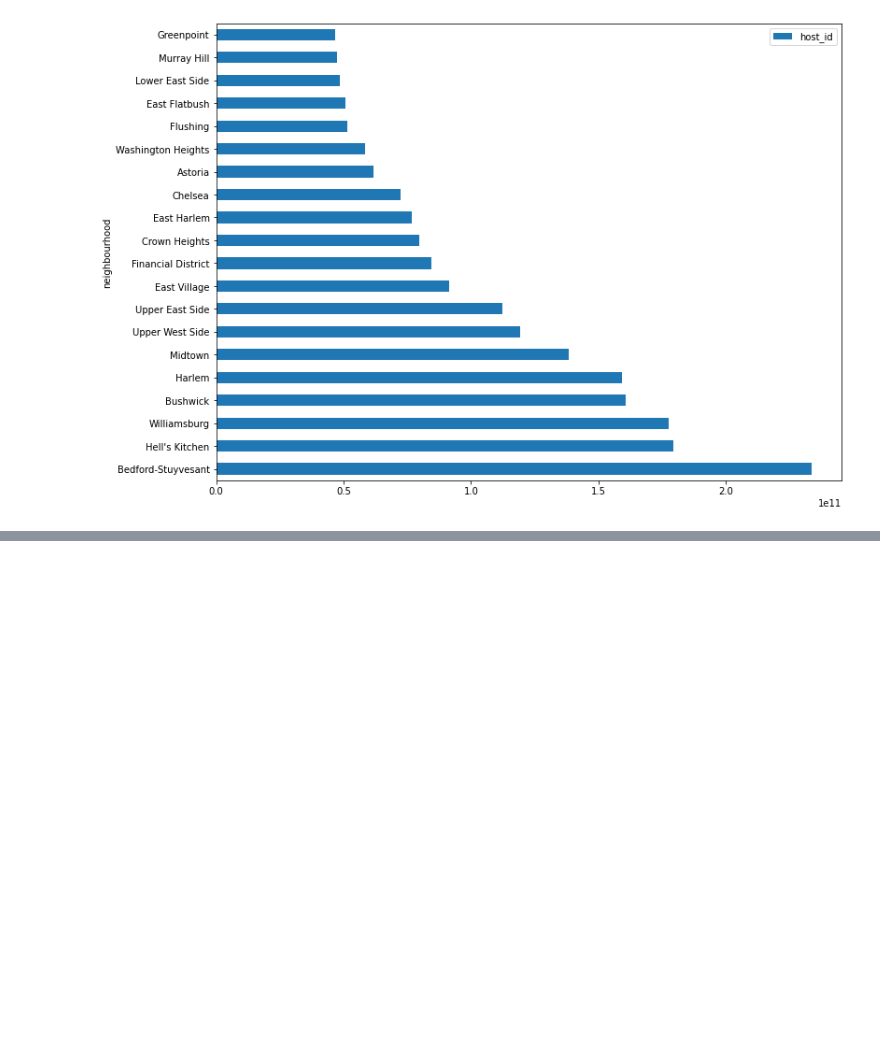
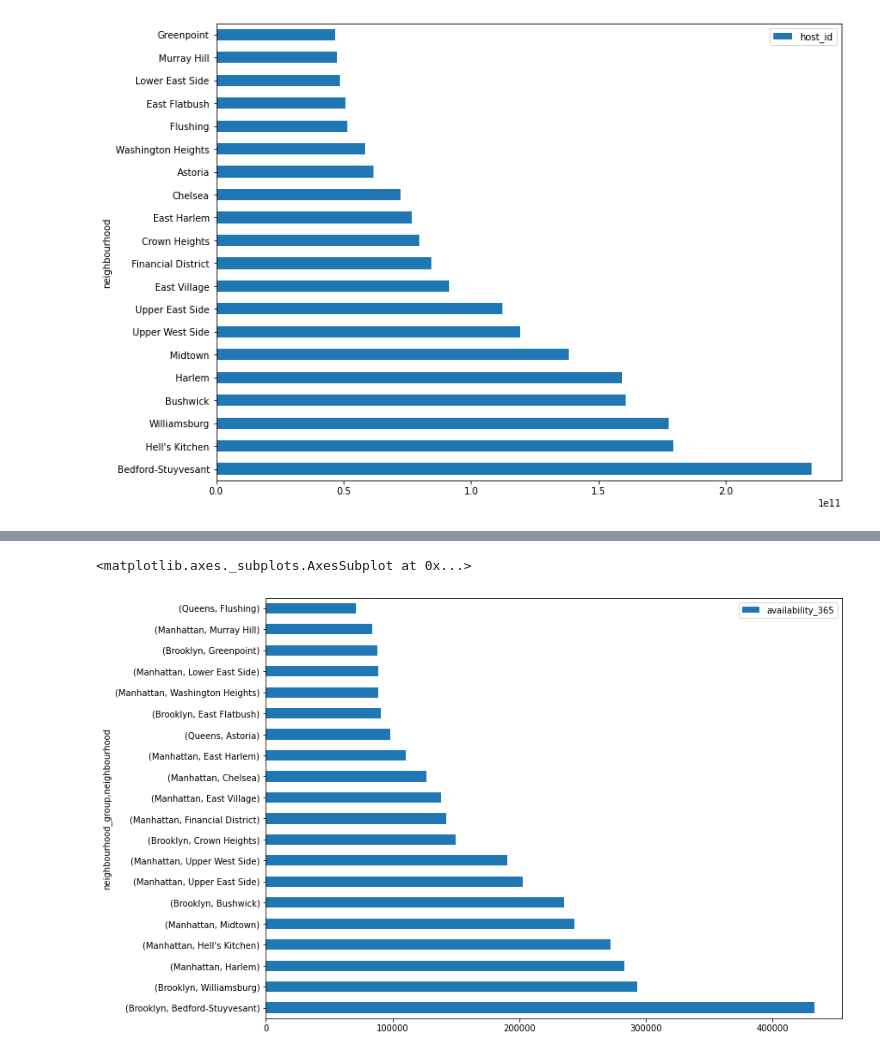
Before and after one commit to GODxFATHER/Airbnb-Bookings-Analysis-, a Jupyter notebook: Copy_of_Airbnb_Bookings_Analysis_Capstone_Project.ipynb, the cells around one changed output, grey strips where cells are left out. Drawn from its saved outputs; the diff is of its cells as text; code cells hidden in the pictures; blank space fills up the shorter version.

```diff
--- a/Copy_of_Airbnb_Bookings_Analysis_Capstone_Project.ipynb
+++ b/Copy_of_Airbnb_Bookings_Analysis_Capstone_Project.ipynb
@@ -540,0 +554,5 @@ df_no_null[['neighbourhood_group','host_id']].groupby('neighbourhood_group').cou
+# %%
+df_no_null[['neighbourhood_group','neighbourhood','availability_365']].groupby(['neighbourhood_group','neighbourhood']).sum('availability_365').sort_values(by = 'availability_365', ascending = False).head(20).plot(kind = 'barh')
+# %% [output]
+<matplotlib.axes._subplots.AxesSubplot at 0x...>
+[figure, added]
```
Also changed, not shown: parts of 9 cells of this notebook.
